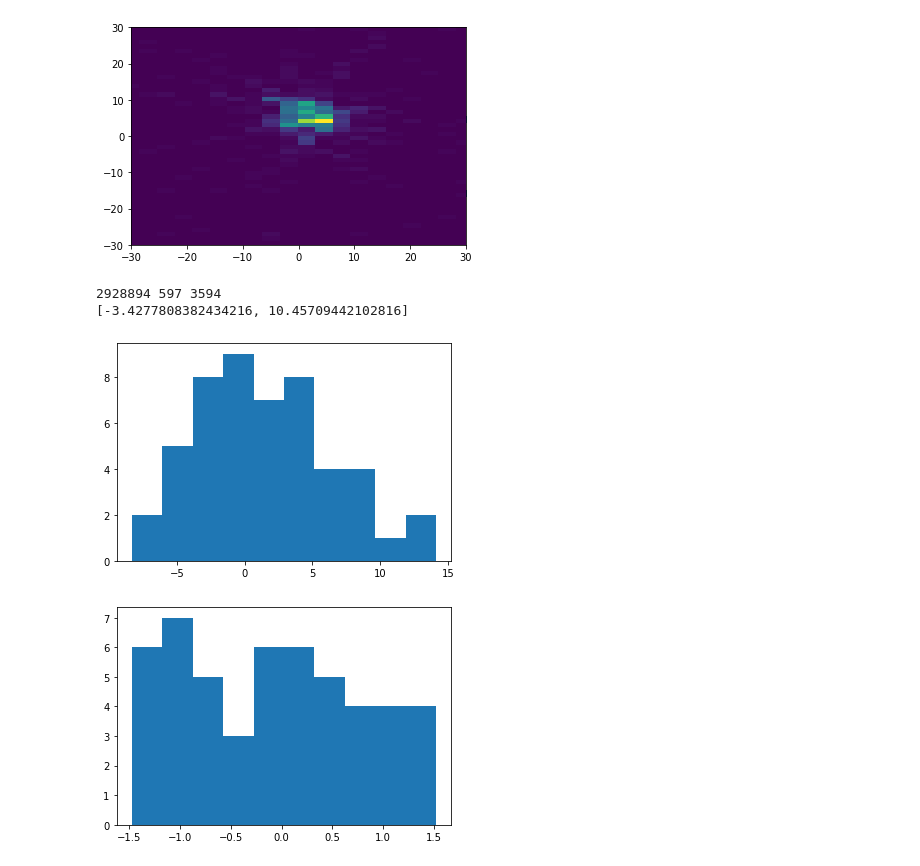
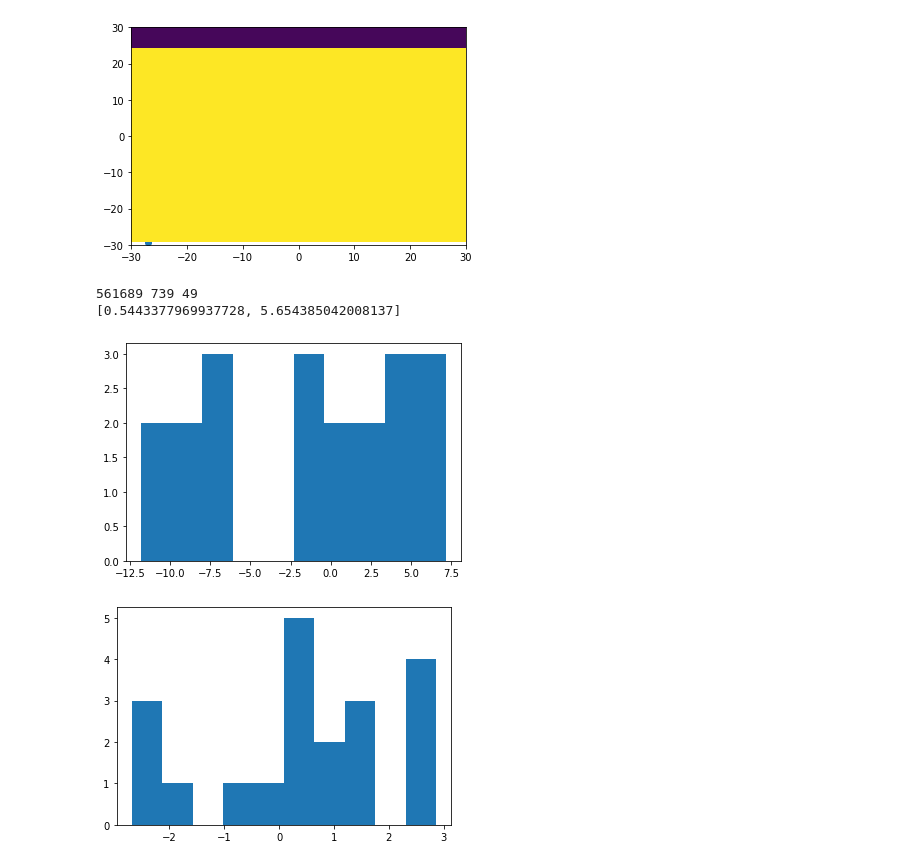
Before and after one commit to pbutti/smokeDet, a Jupyter notebook: smokeDet.ipynb, the cells around one changed output. Cells and saved outputs as stored; diff of their text form; code cells hidden in the pictures.

```diff
--- a/smokeDet.ipynb
+++ b/smokeDet.ipynb
@@ -181,35 +194,45 @@ Intersections: 2450
 # %%
 #make a 2D histogram of the intersections
 x = [intersection[0] for intersection in intersections]
 y = [intersection[1] for intersection in intersections]
 plt.scatter(x,y)
-plt.hist2d(x, y, bins=(1000, 1000))
+plt.hist2d(x, y, bins=(10, 10))
 plt.xlim([-30,30])
 plt.ylim([-30,30])
 plt.show()
 
 xmin, xmax = min(x), max(x)
 ymin, ymax = min(y), max(y)
 rang = [[xmin, xmax], [ymin, ymax]]
 H, xedges, yedges = np.histogram2d(x, y,range=rang,bins=len(x)*2)
 idx = list(H.flatten()).index(H.max())
 x, y = int(idx / H.shape[1]), idx % H.shape[1]
 print(idx,x,y)
 seed = [(xedges[x]+xedges[x+1])/2.,(yedges[y]+yedges[y+1])/2.]
 print(seed)
 # %% [output]
-[figure, old version]
+[figure, new version]
-2928894 597 3594
-[-3.4277808382434216, 10.45709442102816]
+561689 739 49
+[0.5443377969937728, 5.654385042008137]
 # %%
 #Transform the rays coordinates to the seed location and check the d0s
 reco_d0s   = []
 reco_phi0s = []
 
+#print(seed)
+seed=[0,10]
+
+#for ir in range(len(rays)):
+#    print("Origin "+str(ir)+":",rays[ir].origin)
+#    print("Angle "+str(ir)+":",rays[ir].angle)
+#    print("d0 from seed "+str(ir)+":",rays[ir].getD0fromPoint(seed))
+#    print("d0 from seed (signed) " + str(ir)+":", rays[ir].transformToPoint(seed))
+
 for ray in rays:
-    ray.transformToPoint(seed)
-    reco_d0s.append(ray.d0)
+    reco_d0s.append(ray.transformToPoint(seed))
     reco_phi0s.append(ray.angle)
+
+#print(reco_d0s)
 
 plt.hist(reco_d0s)
 plt.show()
@@ -217,5 +240,5 @@ plt.show()
 plt.hist(reco_phi0s)
 plt.show()
 # %% [output]
-[figure, old version]
+[figure, new version]
-[figure, old version]
+[figure, new version]
```
Also changed, not shown: parts of 3 cells of this notebook.
